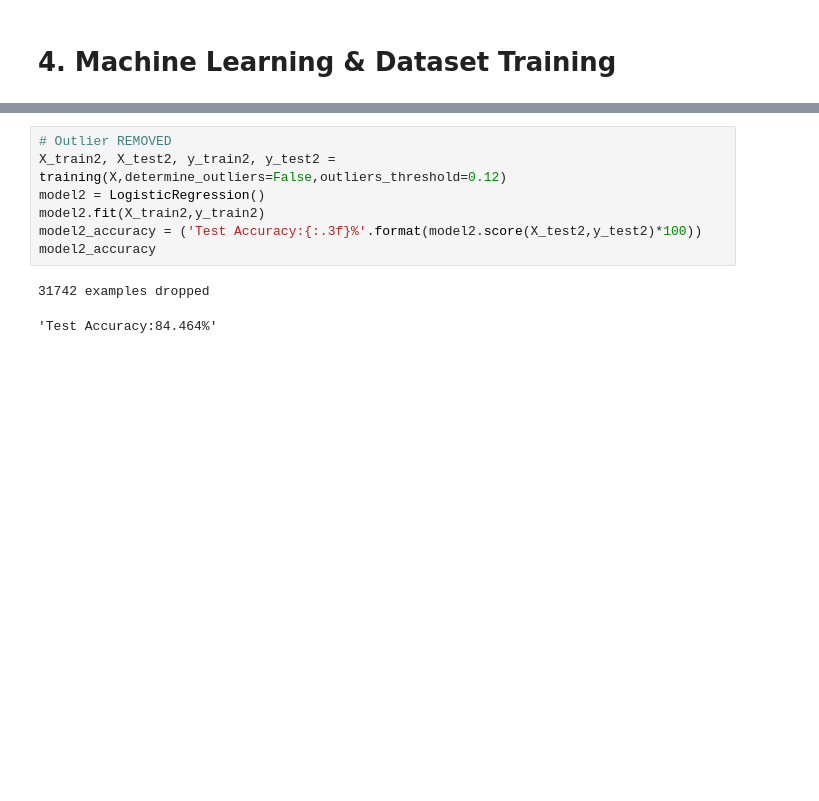
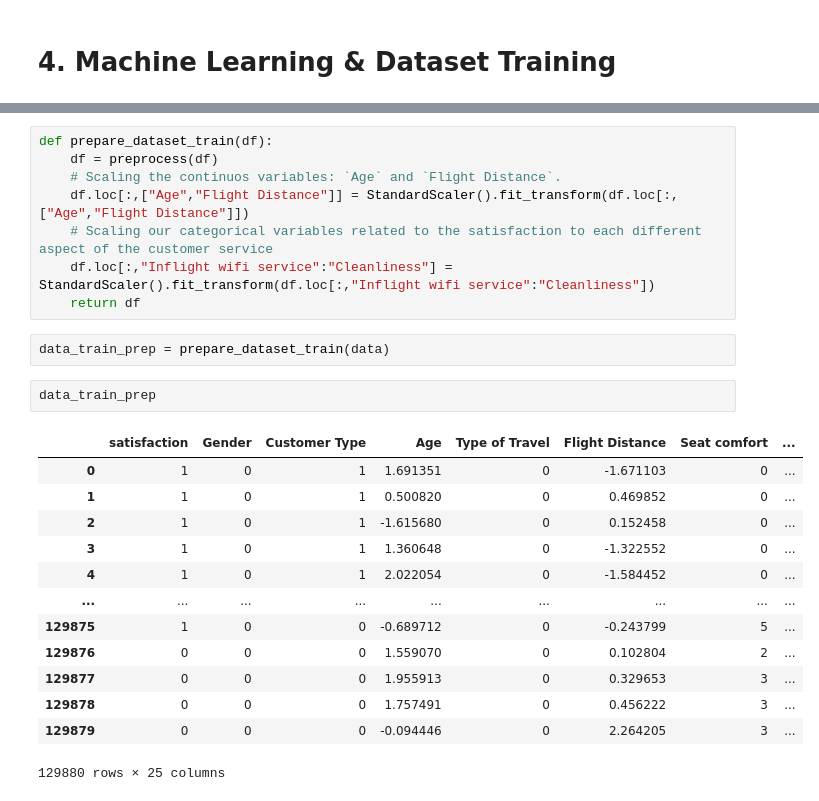
Before and after one commit to lotlouischoitslab/Airline_Satisfaction, a Jupyter notebook: airline_satisfication.ipynb, the cells around one changed output, grey strips where cells are left out. Saved outputs shown, nothing was run; the diff lists cells and outputs as text; blank space fills up the shorter version.

Commit message:
data moved

```diff
--- a/airline_satisfication.ipynb
+++ b/airline_satisfication.ipynb
@@ -342,10 +305,26 @@ model1_accuracy
 # %%
-# Outlier REMOVED
-X_train2, X_test2, y_train2, y_test2 = training(X,determine_outliers=False,outliers_threshold=0.12)
-model2 = LogisticRegression()
-model2.fit(X_train2,y_train2)
-model2_accuracy = ('Test Accuracy:{:.3f}%'.format(model2.score(X_test2,y_test2)*100))
-model2_accuracy
+def prepare_dataset_train(df):
+    df = preprocess(df)
+    # Scaling the continuos variables: `Age` and `Flight Distance`.
+    df.loc[:,["Age","Flight Distance"]] = StandardScaler().fit_transform(df.loc[:,["Age","Flight Distance"]])
+    # Scaling our categorical variables related to the satisfaction to each different aspect of the customer service
+    df.loc[:,"Inflight wifi service":"Cleanliness"] = StandardScaler().fit_transform(df.loc[:,"Inflight wifi service":"Cleanliness"])
+    return df
-# %% [output]
-31742 examples dropped
-'Test Accuracy:84.464%'
+# %%
+data_train_prep = prepare_dataset_train(data)
+# %%
+data_train_prep
+# %% [output]
+|  | satisfaction | Gender | Customer Type | Age | Type of Travel | Flight Distance | Seat comfort | ... |
+| 0 | 1 | 0 | 1 | 1.691351 | 0 | -1.671103 | 0 | ... |
+| 1 | 1 | 0 | 1 | 0.500820 | 0 | 0.469852 | 0 | ... |
+| 2 | 1 | 0 | 1 | -1.615680 | 0 | 0.152458 | 0 | ... |
+| 3 | 1 | 0 | 1 | 1.360648 | 0 | -1.322552 | 0 | ... |
+| 4 | 1 | 0 | 1 | 2.022054 | 0 | -1.584452 | 0 | ... |
+| ... | ... | ... | ... | ... | ... | ... | ... | ... |
+| 129875 | 1 | 0 | 0 | -0.689712 | 0 | -0.243799 | 5 | ... |
+| 129876 | 0 | 0 | 0 | 1.559070 | 0 | 0.102804 | 2 | ... |
+| 129877 | 0 | 0 | 0 | 1.955913 | 0 | 0.329653 | 3 | ... |
+| 129878 | 0 | 0 | 0 | 1.757491 | 0 | 0.456222 | 3 | ... |
+| 129879 | 0 | 0 | 0 | -0.094446 | 0 | 2.264205 | 3 | ... |
+129880 rows × 25 columns
```
Also changed, not shown: parts of 33 cells of this notebook, 4 other files.
